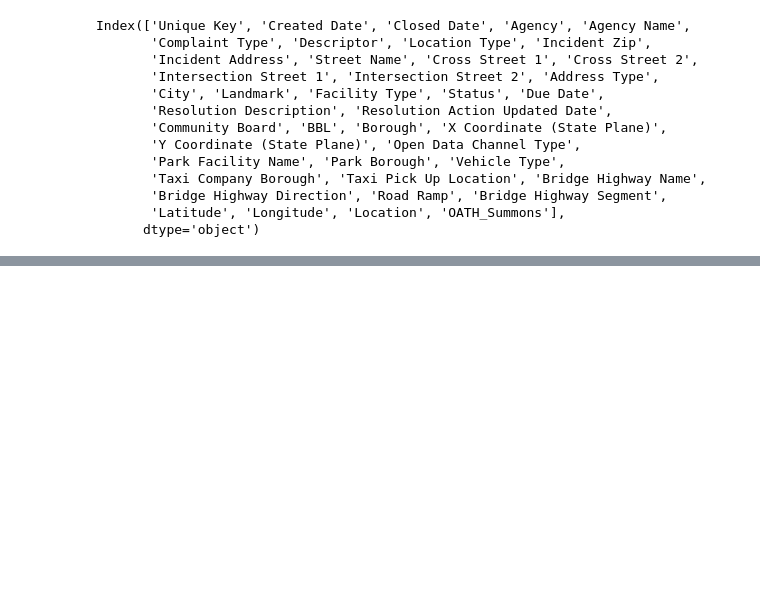
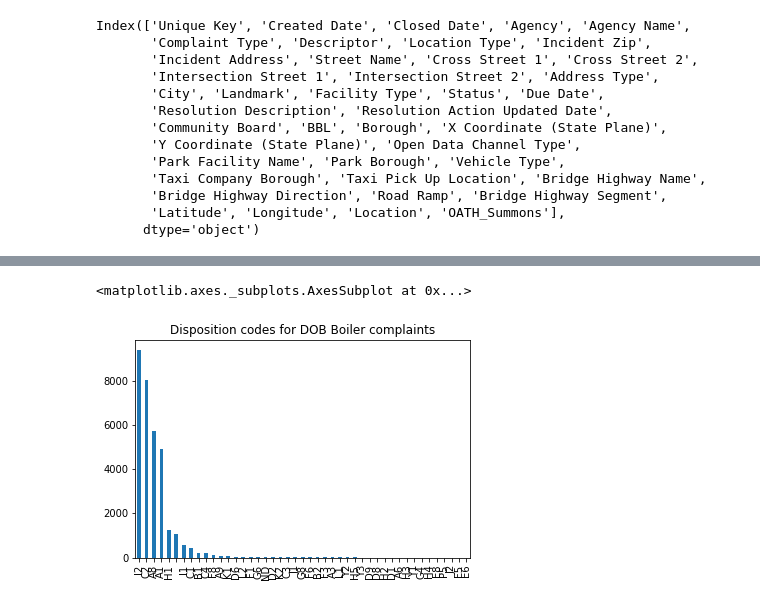
Before and after one commit to bendnorman/DOB-elevator-complaints, a Jupyter notebook: 311_data_analysis.ipynb, the cells around one changed output, grey strips where cells are left out. Saved outputs shown, nothing was run; the diff lists cells and outputs as text; code cells hidden in the pictures; blank space fills up the shorter version.

Commit message:
Updated data analysis

```diff
--- a/311_data_analysis.ipynb
+++ b/311_data_analysis.ipynb
@@ -70,0 +97,7 @@ Index(['version https://git-lfs.github.com/spec/v1'], dtype='object')
+# %%
+dob_boilr_df = pd.read_csv('drive/Data in the Wild/Final Project/ds-final-project/data/DOB_Complaints_Received_BOILR.csv')
+# %%
+dob_boilr_df['Disposition Code'].value_counts().plot(kind='bar',title='Disposition codes for DOB Boiler complaints')
+# %% [output]
+<matplotlib.axes._subplots.AxesSubplot at 0x...>
+[figure, added]
```
Also changed, not shown: parts of 15 cells of this notebook.
